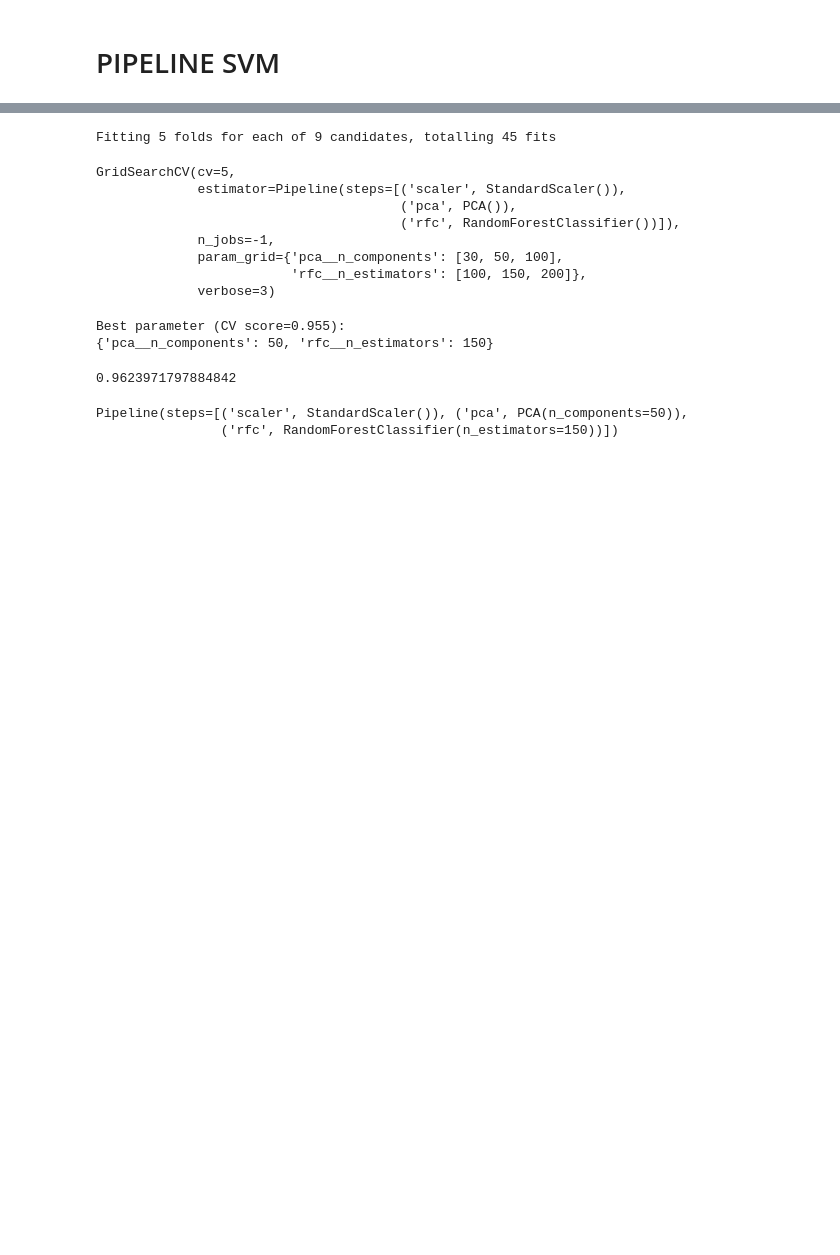
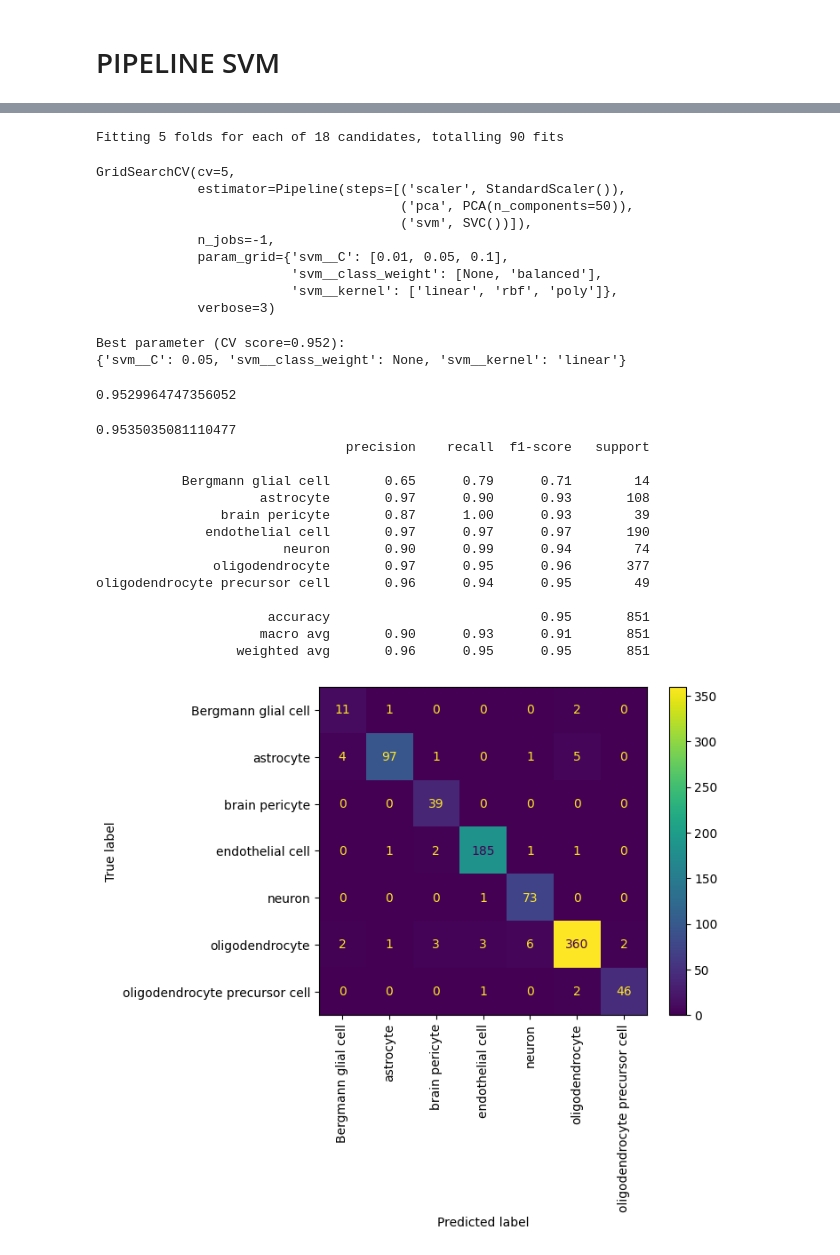
Before and after one commit to Andreher00/ml-project, a Jupyter notebook: progetto.ipynb, the cells around one changed output, grey strips where cells are left out. Cells and saved outputs as stored; diff of their text form; code cells hidden in the pictures; blank space fills up the shorter version.

```diff
--- a/progetto.ipynb
+++ b/progetto.ipynb
@@ -115,5 +118,0 @@ X_train_pca = pca.fit_transform(X_train)
-# %%
-# apply support vector machine to predict cell type
-from sklearn.svm import SVC
-svc = SVC()
-svc.fit(X_train_pca, y_train)
@@ -163,5 +118,0 @@ sns.heatmap(confusion_matrix(y_test, y_pred), annot=True, fmt='d')
-# %%
-# apply random forest to predict cell type
-from sklearn.ensemble import RandomForestClassifier
-rfc = RandomForestClassifier()
-rfc.fit(X_train_pca, y_train)
@@ -211,5 +133,6 @@ pipe = Pipeline([('scaler', scaler), ('pca', pca), ('svm', svm)])
 param_grid = {
 	"svm__C": [0.01, 0.05, 0.1],
 	"svm__kernel": ["linear", "rbf", "poly"],
-	# "svm__degree": range(2, 6) # degree for polynomial kernel
+	# "svm__degree": range(2, 6), # degree for polynomial kernel
+	"svm__class_weight": [None, "balanced"]
 }
@@ -256,27 +141,47 @@ from sklearn.model_selection import GridSearchCV
 grid = GridSearchCV(pipe, param_grid, cv=5, n_jobs=-1, verbose=3)
 grid.fit(X_train, y_train)
 # %% [output]
-Fitting 5 folds for each of 9 candidates, totalling 45 fits
+Fitting 5 folds for each of 18 candidates, totalling 90 fits
 GridSearchCV(cv=5,
              estimator=Pipeline(steps=[('scaler', StandardScaler()),
-                                       ('pca', PCA()),
-                                       ('rfc', RandomForestClassifier())]),
+                                       ('pca', PCA(n_components=50)),
+                                       ('svm', SVC())]),
              n_jobs=-1,
-             param_grid={'pca__n_components': [30, 50, 100],
-                         'rfc__n_estimators': [100, 150, 200]},
+             param_grid={'svm__C': [0.01, 0.05, 0.1],
+                         'svm__class_weight': [None, 'balanced'],
+                         'svm__kernel': ['linear', 'rbf', 'poly']},
              verbose=3)
 # %%
 print("Best parameter (CV score=%0.3f):" % grid.best_score_)
 print(grid.best_params_)
 # %% [output]
-Best parameter (CV score=0.955):
-{'pca__n_components': 50, 'rfc__n_estimators': 150}
+Best parameter (CV score=0.952):
+{'svm__C': 0.05, 'svm__class_weight': None, 'svm__kernel': 'linear'}
 # %%
 grid.score(X_test, y_test)
 # %% [output]
-0.9623971797884842
+0.9529964747356052
 # %%
 estimator = grid.best_estimator_
-# %% [output]
-Pipeline(steps=[('scaler', StandardScaler()), ('pca', PCA(n_components=50)),
-                ('rfc', RandomForestClassifier(n_estimators=150))])
+# %%
+y_pred = estimator.predict(X_test)
+from sklearn.metrics import f1_score, ConfusionMatrixDisplay, classification_report
+print(f1_score(y_test, y_pred, average='weighted'))
+print(classification_report(y_test,y_pred))
+disp = ConfusionMatrixDisplay.from_predictions(y_test, y_pred, xticks_rotation='vertical')
+# %% [output]
+0.9535035081110477
+                                precision    recall  f1-score   support
+
+           Bergmann glial cell       0.65      0.79      0.71        14
+                     astrocyte       0.97      0.90      0.93       108
+                brain pericyte       0.87      1.00      0.93        39
+              endothelial cell       0.97      0.97      0.97       190
+                        neuron       0.90      0.99      0.94        74
+               oligodendrocyte       0.97      0.95      0.96       377
+oligodendrocyte precursor cell       0.96      0.94      0.95        49
+
+                      accuracy                           0.95       851
+                     macro avg       0.90      0.93      0.91       851
+                  weighted avg       0.96      0.95      0.95       851
+[figure, added]
```
Also changed, not shown: parts of 33 cells of this notebook.
